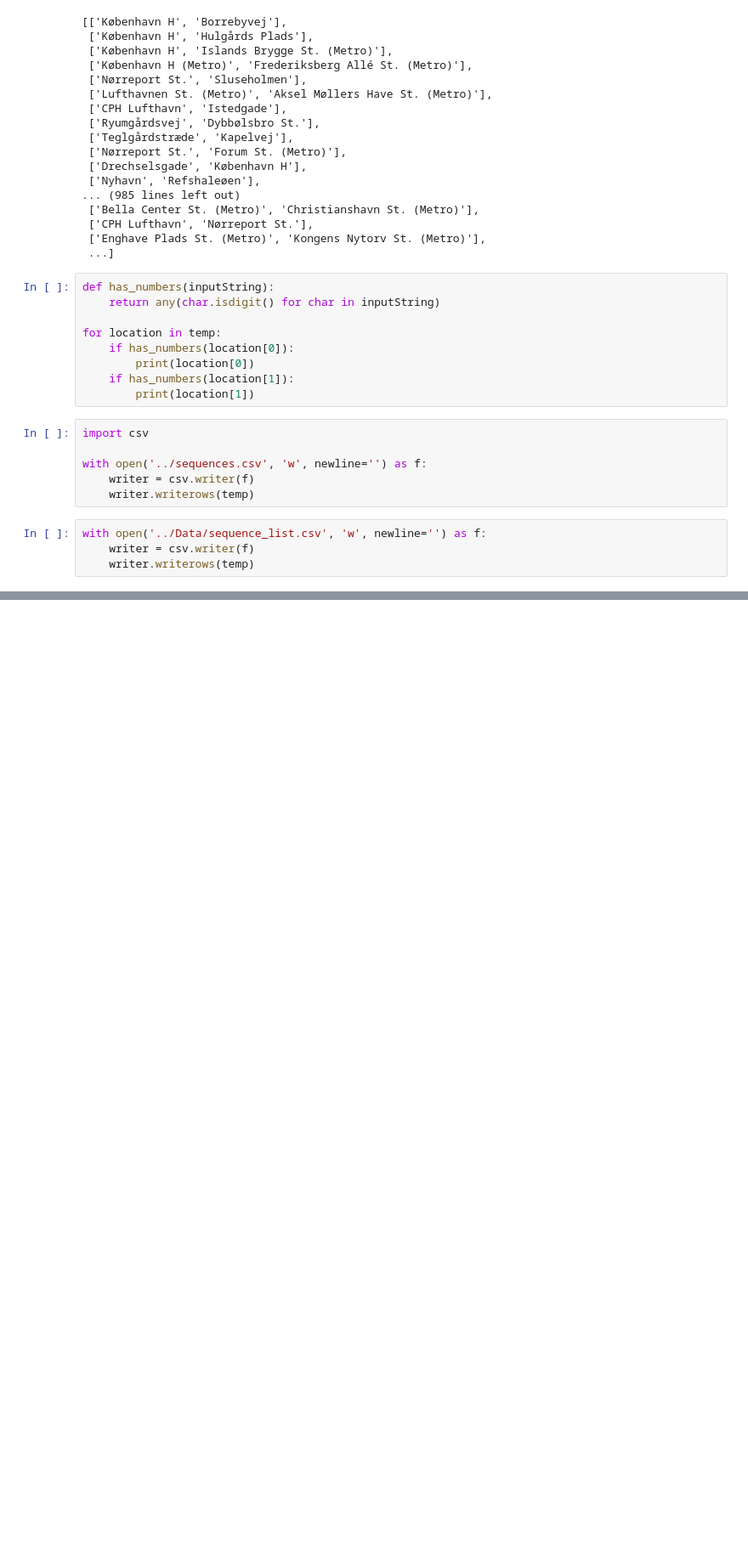
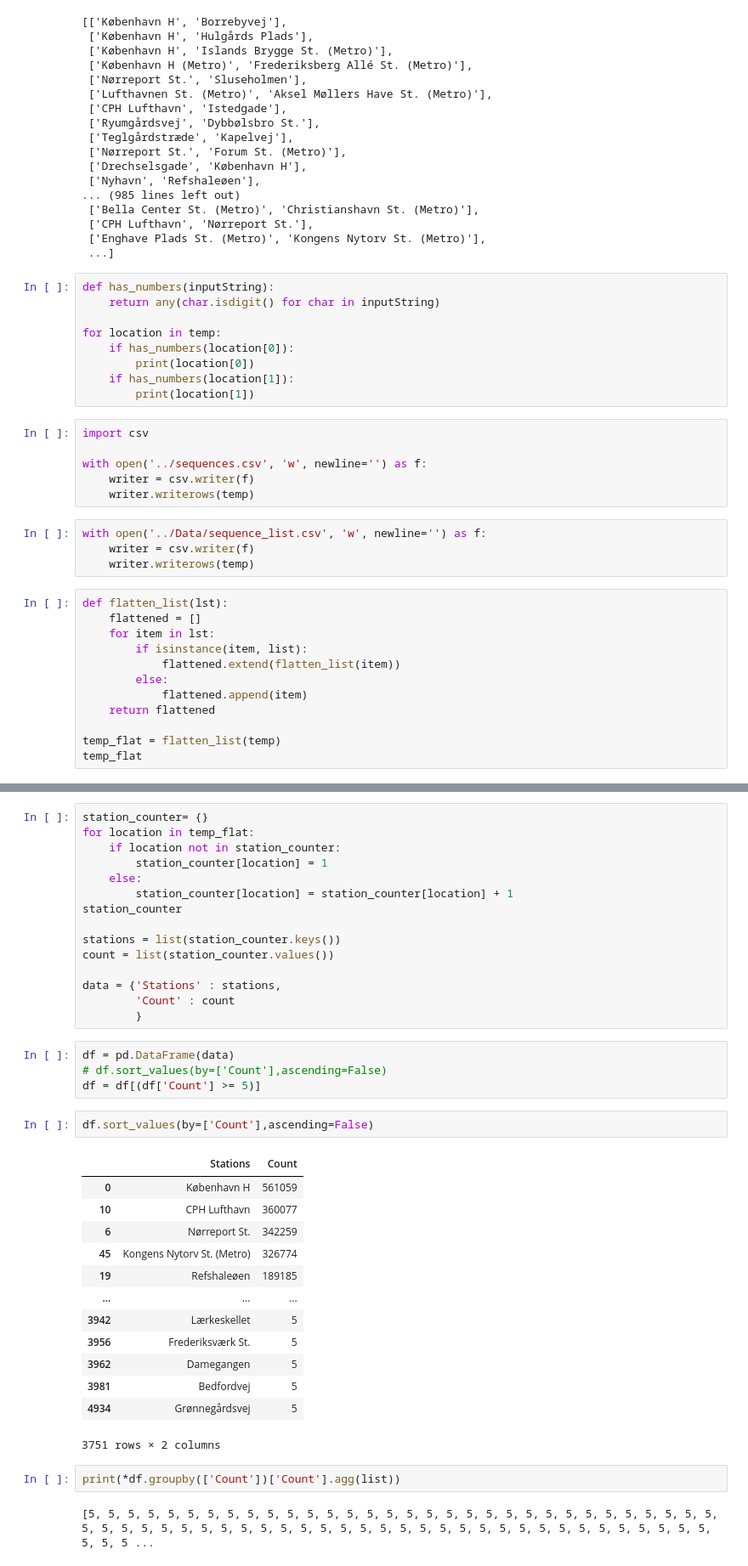
Before and after one commit to monicahardt/BachelorProject, a Jupyter notebook: Notebooks/Journeys_Prep.ipynb, the cells around one changed output, grey strips where cells are left out. Shown at 85% size. Drawn from its saved outputs; the diff is of its cells as text; blank space fills up the shorter version.

```diff
--- a/Notebooks/Journeys_Prep.ipynb
+++ b/Notebooks/Journeys_Prep.ipynb
@@ -616,3 +616,15 @@ with open('../sequences.csv', 'w', newline='') as f:
 with open('../Data/sequence_list.csv', 'w', newline='') as f:
     writer = csv.writer(f)
     writer.writerows(temp)
+# %%
+def flatten_list(lst):
+    flattened = []
+    for item in lst:
+        if isinstance(item, list):
+            flattened.extend(flatten_list(item))
+        else:
+            flattened.append(item)
+    return flattened
+
+temp_flat = flatten_list(temp)
+temp_flat
@@ -618,0 +649,39 @@ with open('../Data/sequence_list.csv', 'w', newline='') as f:
+# %%
+station_counter= {}
+for location in temp_flat:
+    if location not in station_counter:
+        station_counter[location] = 1
+    else:
+        station_counter[location] = station_counter[location] + 1
+station_counter
+
+stations = list(station_counter.keys())
+count = list(station_counter.values())
+
+data = {'Stations' : stations,
+        'Count' : count
+        }
+# %%
+df = pd.DataFrame(data)
+# df.sort_values(by=['Count'],ascending=False)
+df = df[(df['Count'] >= 5)]
+# %%
+df.sort_values(by=['Count'],ascending=False)
+# %% [output]
+|  | Stations | Count |
+| 0 | København H | 561059 |
+| 10 | CPH Lufthavn | 360077 |
+| 6 | Nørreport St. | 342259 |
+| 45 | Kongens Nytorv St. (Metro) | 326774 |
+| 19 | Refshaleøen | 189185 |
+| ... | ... | ... |
+| 3942 | Lærkeskellet | 5 |
+| 3956 | Frederiksværk St. | 5 |
+| 3962 | Damegangen | 5 |
+| 3981 | Bedfordvej | 5 |
+| 4934 | Grønnegårdsvej | 5 |
+3751 rows × 2 columns
+# %%
+print(*df.groupby(['Count'])['Count'].agg(list))
+# %% [output]
+[5, 5, 5, 5, 5, 5, 5, 5, 5, 5, 5, 5, 5, 5, 5, 5, 5, 5, 5, 5, 5, 5, 5, 5, 5, 5, 5, 5, 5, 5, 5, 5, 5, 5, 5, 5, 5, 5, 5, 5, 5, 5, 5, 5, 5, 5, 5, 5, 5, 5, 5, 5, 5, 5, 5, 5, 5, 5, 5, 5, 5, 5, 5, 5, 5, 5, 5 ...
```
Also changed, not shown: parts of 1 cell of this notebook, 13 other files.
